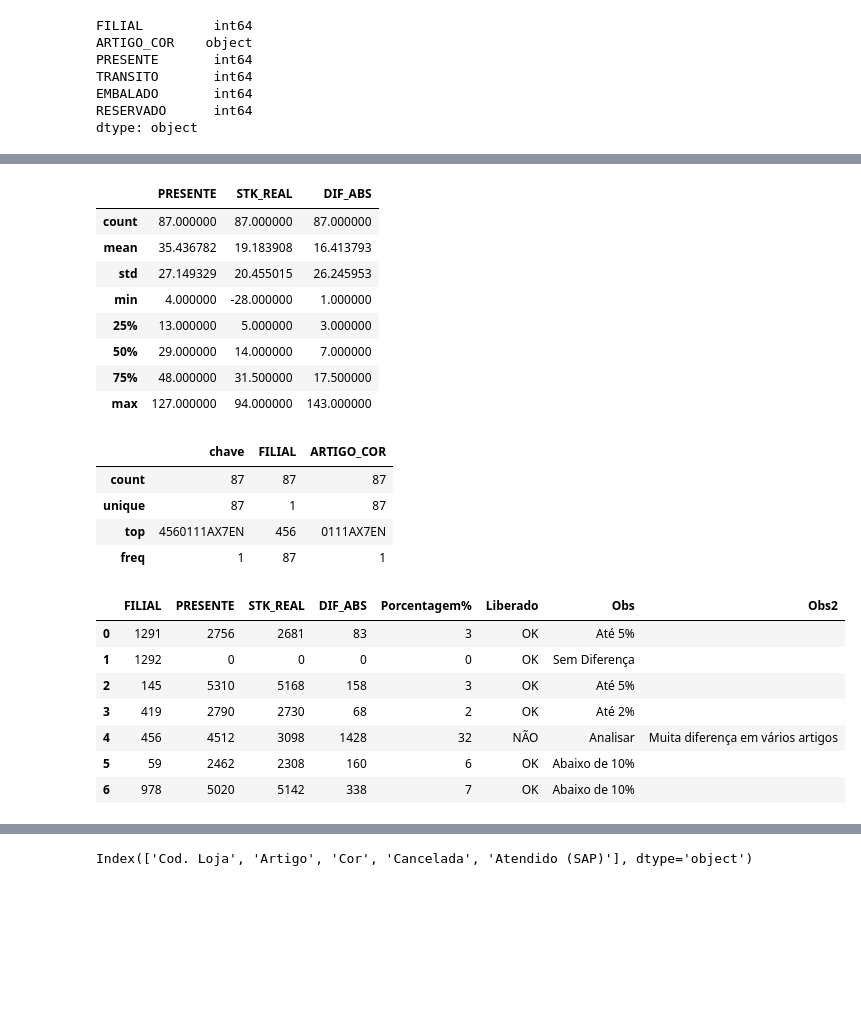
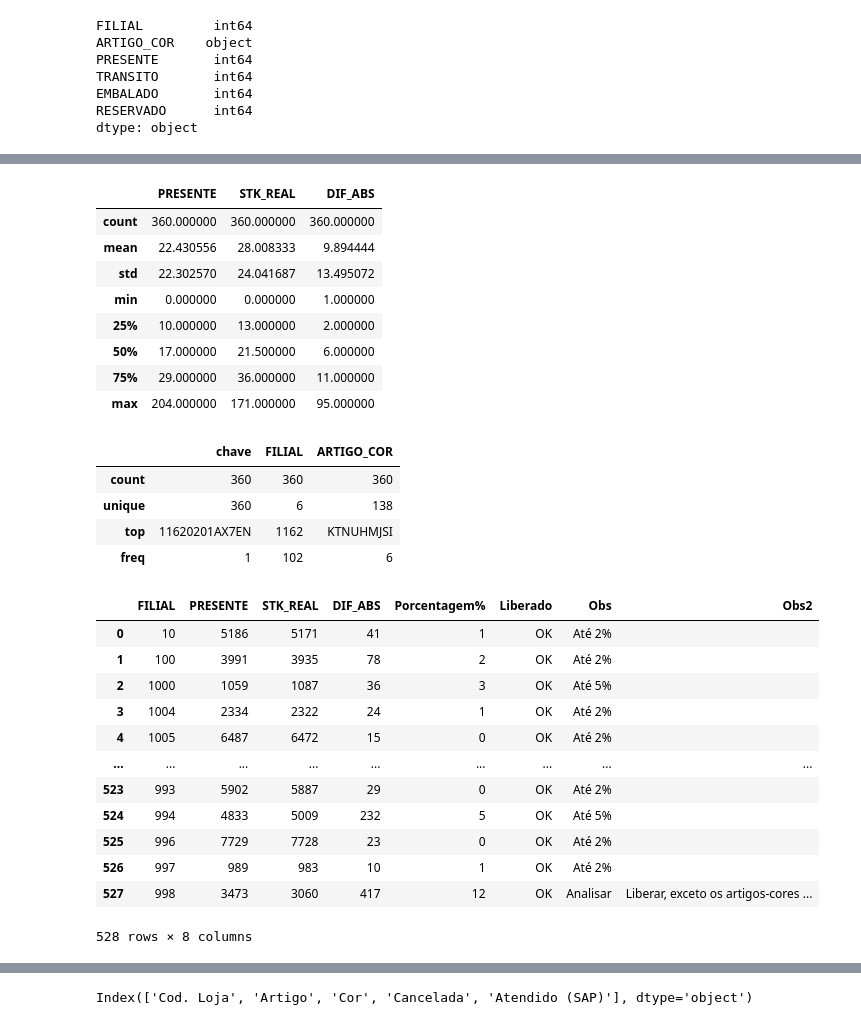
Before and after one commit to Gabrielxdev/TRABALHO, a Jupyter notebook: carteira_estoque.ipynb, the cells around one changed output, grey strips where cells are left out. Drawn from its saved outputs; the diff is of its cells as text; code cells hidden in the pictures; blank space fills up the shorter version.

```diff
--- a/carteira_estoque.ipynb
+++ b/carteira_estoque.ipynb
@@ -9,16 +9,16 @@ from pathlib import Path
 
 bases_path = Path("bases")
 
-checklist = bases_path / "HERING_FRANQUIA_checklist_RA_NORMAL_RA_2025-12-10.xlsx"
-relatorio = bases_path / "relatorio_ra-todas_03e04-12-2025.xlsx"
-estoque = bases_path / "STK_QLIK_10.xlsx"
-carteira = bases_path / "CA_APS_2.0.xlsx"
-carteira_fat = bases_path / "CARTEIRA_F_2.0.xlsx"
-df_check = pd.read_excel(checklist, usecols=['FILIAL', 'ARTIGO_COR', 'PRESENTE', 'TRANSITO', 'EMBALADO', 'RESERVADO'], engine="calamine", sheet_name="Tabela1")
+checklist = bases_path / "HERING_FRANQUIA_checklist_RA_RA_FRANQUIA_2025-12-17.xlsx"
+relatorio = bases_path / "relatorio-full-lw.xlsx"
+estoque = bases_path / "stk17.xlsx"
+carteira = bases_path / "CA_aps.xlsx"
+carteira_fat = bases_path / "CA_FAT17-12.xlsx"
+df_check = pd.read_excel(checklist, usecols=['FILIAL', 'ARTIGO_COR', 'PRESENTE', 'TRANSITO', 'EMBALADO', 'RESERVADO'], engine="calamine", sheet_name="CHECKLIST")
 df_relatorio = pd.read_excel(relatorio, header=5, usecols=['Cod. Loja', 'Artigo', 'Cor', 'Atendido (SAP)', 'Cancelada'], engine="calamine")
-df_estoque = pd.read_excel(estoque, engine="calamine")
-df_cat = pd.read_excel(carteira, engine="calamine")
-df_cat_fat_hoje_ontem = pd.read_excel(carteira_fat, engine="calamine")
+df_estoque = pd.read_excel(estoque, engine="calamine", usecols=['Ponto Venda Cód', 'Artigo', 'Peças', 'Estoque Total'], sheet_name="stk")
+df_cat = pd.read_excel(carteira, engine="calamine", usecols=['PontoVda', 'Sit', 'Artigo', 'Pecas'], sheet_name="Table1")
+df_cat_fat_hoje_ontem = pd.read_excel(carteira_fat, engine="calamine", usecols=['PontoVda', 'Artigo', 'Sit', 'Pecas', 'DtEmiNota'], sheet_name="Table1")
 # %%
 df_check.columns
 # %% [output]
@@ -41,4 +41,3 @@ df_check['FILIAL'] = df_check['FILIAL'].astype(str)
 df_check['chave'] =  df_check['FILIAL'] + df_check['ARTIGO_COR']
 # %%
 df_check.head()
-pd.reset_option('display.max_rows')
@@ -78,7 +78,7 @@ Index(['Dia ', 'Canal ', 'Ponto Venda Cód ', 'Artigo ', 'Pirâmide Atual ',
 # %%
 df_estoque.columns = df_estoque.columns.str.strip()
-colunas_numericas = ['Peças', 'Estoque Total', 'Estoque em Trânsito']
-colunas_categoricas = ['Canal', 'Ponto Venda Cód', 'Pirâmide Atual']
+colunas_numericas = ['Peças', 'Estoque Total']
+colunas_categoricas = ['Ponto Venda Cód']
 df_estoque[colunas_numericas] = df_estoque[colunas_numericas].astype('Int64')
 df_estoque[colunas_categoricas] = df_estoque[colunas_categoricas].astype('str')
 print("\n\n---- Depois da limpeza ---")
@@ -260,22 +269,22 @@ TD_STK_analisar
 TD_STK_analisar.describe()
 # %% [output]
 |  | PRESENTE | STK_REAL | DIF_ABS |
-| count | 87.000000 | 87.000000 | 87.000000 |
-| mean | 35.436782 | 19.183908 | 16.413793 |
-| std | 27.149329 | 20.455015 | 26.245953 |
-| min | 4.000000 | -28.000000 | 1.000000 |
-| 25% | 13.000000 | 5.000000 | 3.000000 |
-| 50% | 29.000000 | 14.000000 | 7.000000 |
-| 75% | 48.000000 | 31.500000 | 17.500000 |
-| max | 127.000000 | 94.000000 | 143.000000 |
+| count | 360.000000 | 360.000000 | 360.000000 |
+| mean | 22.430556 | 28.008333 | 9.894444 |
+| std | 22.302570 | 24.041687 | 13.495072 |
+| min | 0.000000 | 0.000000 | 1.000000 |
+| 25% | 10.000000 | 13.000000 | 2.000000 |
+| 50% | 17.000000 | 21.500000 | 6.000000 |
+| 75% | 29.000000 | 36.000000 | 11.000000 |
+| max | 204.000000 | 171.000000 | 95.000000 |
 # %%
 TD_STK_analisar.describe(include='object')
 # %% [output]
 |  | chave | FILIAL | ARTIGO_COR |
-| count | 87 | 87 | 87 |
-| unique | 87 | 1 | 87 |
-| top | 4560111AX7EN | 456 | 0111AX7EN |
-| freq | 1 | 87 | 1 |
+| count | 360 | 360 | 360 |
+| unique | 360 | 6 | 138 |
+| top | 11620201AX7EN | 1162 | KTNUHMJSI |
+| freq | 1 | 102 | 6 |
 # %%
 def reavaliar_analisar(row):
     # Se já foi liberado na primeira etapa, mantém como está
@@ -308,42 +317,47 @@ def reavaliar_analisar(row):
     novo_perc = round(novo_perc, 0) # Arredonda para facilitar comparação
 
     # --- LÓGICA DE DECISÃO ---
 
     # 1. Se baixou para 9% ou menos
     if novo_perc <= 9:
         return 'OK', 'Analisar', f"Liberar, exceto os artigos-cores {artigos_ids}"
 
     # 2. Se Presente > Stk Real E nova porcentagem entre 10% e 14%
     elif (row['PRESENTE'] > row['STK_REAL']) and (10 <= novo_perc <= 14):
-        return 'OK', 'Analisar', f"Liberar, exceto os dois artigos cores, presente > stk Qlik {artigos_ids}"
+        return 'OK', 'Analisar', f"Liberar, exceto os dois artigos cores, presente > stk BI {artigos_ids}"
 
 
     elif (row['PRESENTE'] < row['STK_REAL']):
-        return 'NÃO', 'Analisar', "Muita diferença em vários artigos Presente < Stk Qlik"
+        return 'NÃO', 'Analisar', "Muita diferença em vários artigos Presente < Stk BI"
 
     # 4. Caso residual (entre 10-14 mas Presente < Stk, ou entre 14-16, etc)
     else:
         return 'NÃO', 'Analisar', "Muita diferença em vários artigos"
 
 # Aplica a função linha a linha (Apply)
 # O zip agrupa os resultados para podermos atribuir a 3 colunas de uma vez
 #Juntando as partes: TD_STK.apply(lambda row: ..., axis=1) significa:
 #"Para cada linha (que chamaremos de row) no DataFrame TD_STK, execute o código que vem a seguir".
 TD_STK[['Liberado', 'Obs', 'Obs2']] = TD_STK.apply(
     lambda row: pd.Series(reavaliar_analisar(row)), axis=1
 )
 
 # Exibe o resultado final
 TD_STK
 # %% [output]
 |  | FILIAL | PRESENTE | STK_REAL | DIF_ABS | Porcentagem% | Liberado | Obs | Obs2 |
-| 0 | 1291 | 2756 | 2681 | 83 | 3 | OK | Até 5% |  |
-| 1 | 1292 | 0 | 0 | 0 | 0 | OK | Sem Diferença |  |
-| 2 | 145 | 5310 | 5168 | 158 | 3 | OK | Até 5% |  |
-| 3 | 419 | 2790 | 2730 | 68 | 2 | OK | Até 2% |  |
-| 4 | 456 | 4512 | 3098 | 1428 | 32 | NÃO | Analisar | Muita diferença em vários artigos |
-| 5 | 59 | 2462 | 2308 | 160 | 6 | OK | Abaixo de 10% |  |
-| 6 | 978 | 5020 | 5142 | 338 | 7 | OK | Abaixo de 10% |  |
+| 0 | 10 | 5186 | 5171 | 41 | 1 | OK | Até 2% |  |
+| 1 | 100 | 3991 | 3935 | 78 | 2 | OK | Até 2% |  |
+| 2 | 1000 | 1059 | 1087 | 36 | 3 | OK | Até 5% |  |
+| 3 | 1004 | 2334 | 2322 | 24 | 1 | OK | Até 2% |  |
+| 4 | 1005 | 6487 | 6472 | 15 | 0 | OK | Até 2% |  |
+| ... | ... | ... | ... | ... | ... | ... | ... | ... |
+| 523 | 993 | 5902 | 5887 | 29 | 0 | OK | Até 2% |  |
+| 524 | 994 | 4833 | 5009 | 232 | 5 | OK | Até 5% |  |
+| 525 | 996 | 7729 | 7728 | 23 | 0 | OK | Até 2% |  |
+| 526 | 997 | 989 | 983 | 10 | 1 | OK | Até 2% |  |
+| 527 | 998 | 3473 | 3060 | 417 | 12 | OK | Analisar | Liberar, exceto os artigos-cores ... |
+528 rows × 8 columns
 # %%
 # Cria o agrupamento por 'Liberado' e 'Obs' e conta o tamanho (qtd de linhas)
 resumo = TD_STK.groupby(['Liberado', 'Obs']).size().reset_index(name='Total')
```
Also changed, not shown: parts of 51 cells of this notebook, 6 other files.
